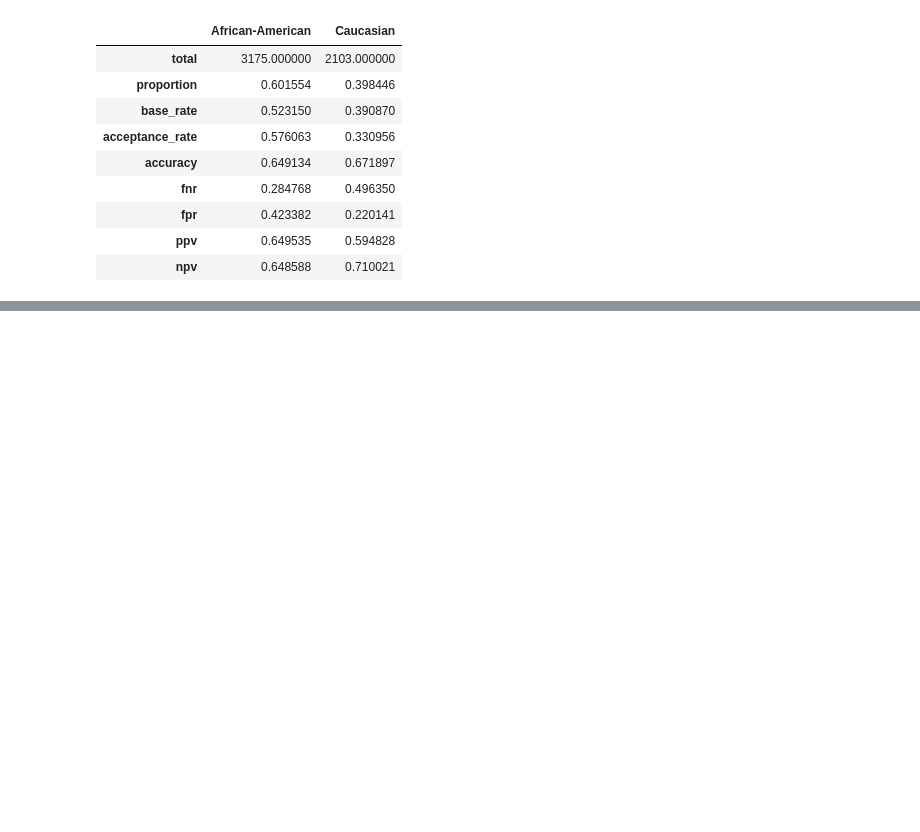
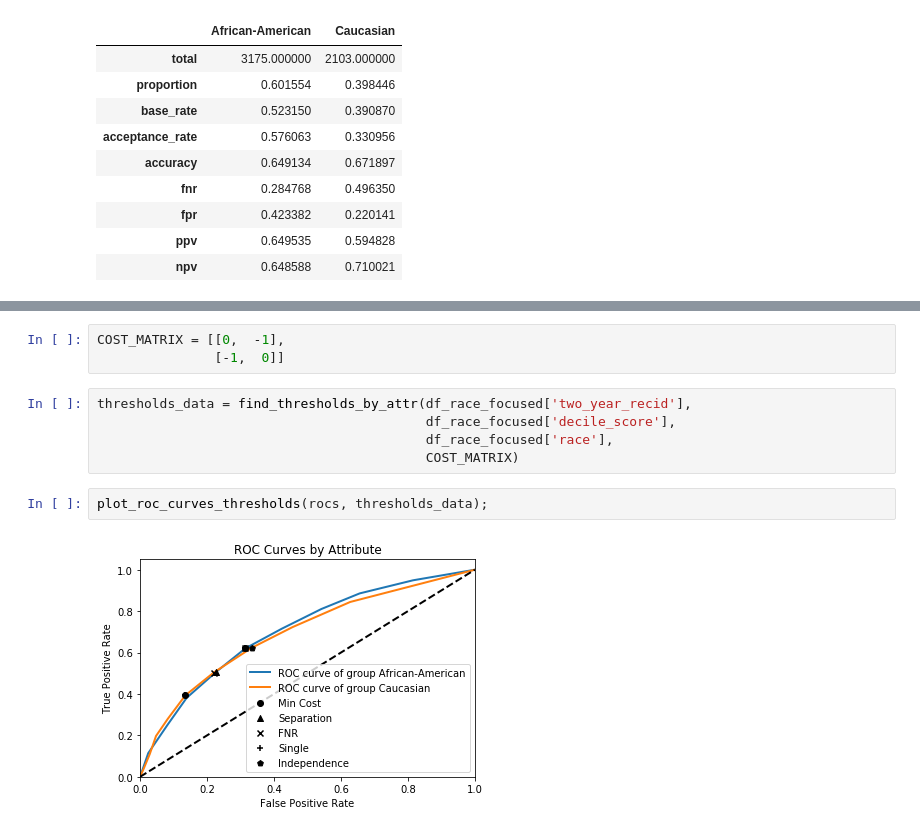
Before and after one commit to ResponsiblyAI/responsibly, a Jupyter notebook: docs/notebooks/demo-compas-analysis.ipynb, the cells around one changed output, grey strips where cells are left out. Cells and saved outputs as stored; diff of their text form; blank space fills up the shorter version.

```diff
--- a/docs/notebooks/demo-compas-analysis.ipynb
+++ b/docs/notebooks/demo-compas-analysis.ipynb
@@ -278,0 +308,12 @@ report_binary(df_race_focused['two_year_recid'],
+# %%
+COST_MATRIX = [[0,  -1],
+               [-1,  0]]
+# %%
+thresholds_data = find_thresholds_by_attr(df_race_focused['two_year_recid'],
+                                          df_race_focused['decile_score'],
+                                          df_race_focused['race'],
+                                          COST_MATRIX)
+# %%
+plot_roc_curves_thresholds(rocs, thresholds_data);
+# %% [output]
+[figure, added]
```
Also changed, not shown: parts of 12 cells of this notebook, 1 other file.
